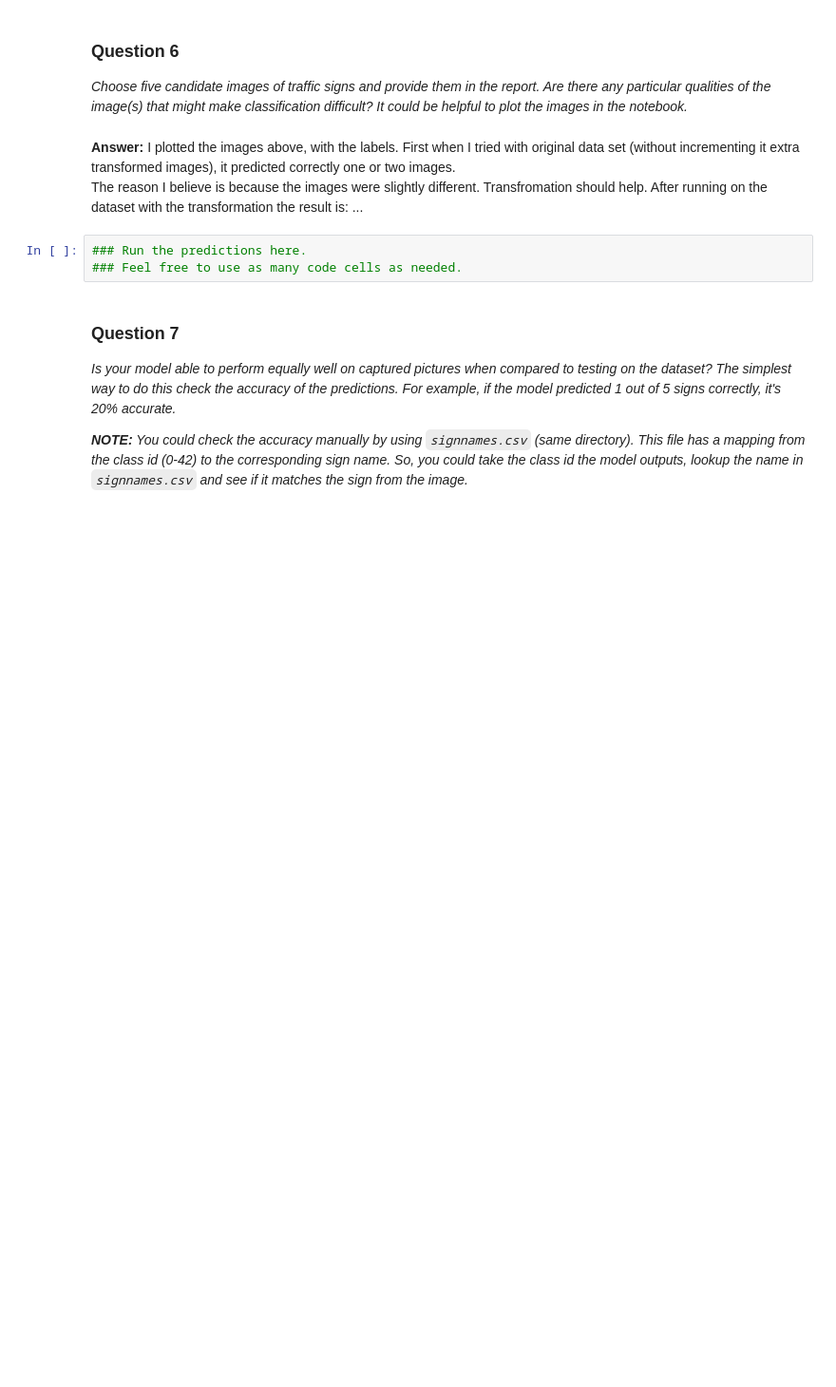
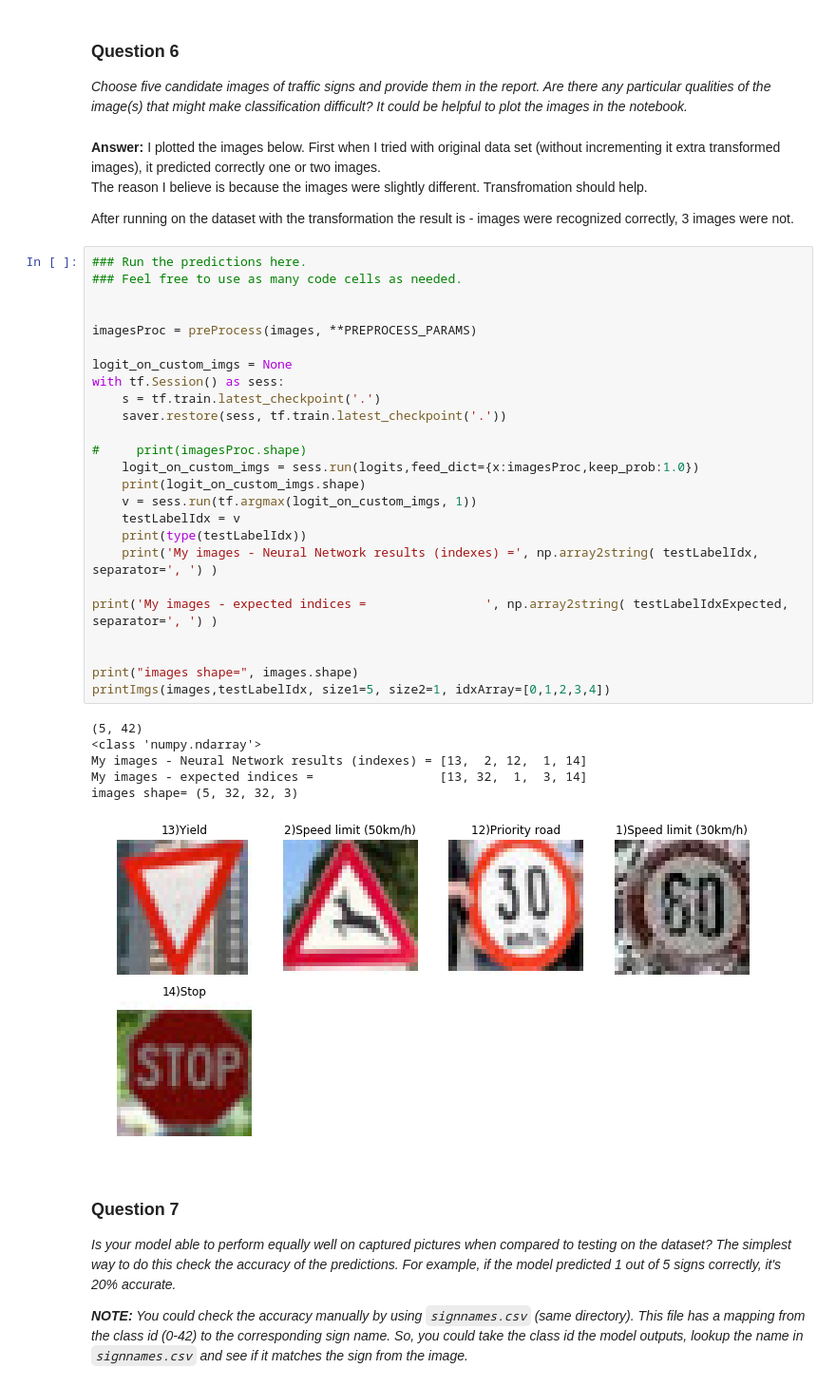
Before and after one commit to eugen8/CarND-Traffic-Sign-Classifier-Project, a Jupyter notebook: Traffic_Sign_Classifier.ipynb, the cells around one changed output. Shown at 95% size. Saved outputs shown, nothing was run; the diff lists cells and outputs as text; blank space fills up the shorter version.

```diff
--- a/Traffic_Sign_Classifier.ipynb
+++ b/Traffic_Sign_Classifier.ipynb
@@ -767,14 +753,43 @@ images shape= (5, 32, 32, 3)
 _Choose five candidate images of traffic signs and provide them in the report. Are there any particular qualities of the image(s) that might make classification difficult? It could be helpful to plot the images in the notebook._
 # %% [markdown]
 **Answer:**
-I plotted the images above, with the labels.
+I plotted the images below.
 First when I tried with original data set (without incrementing it extra transformed images), it predicted correctly one or two images.
 The reason I believe is because the images were slightly different. Transfromation should help.
-After running on the dataset with the transformation the result is:
-...
+
+After running on the dataset with the transformation the result is -  images were recognized correctly, 3 images were not.
-# %%
-### Run the predictions here.
-### Feel free to use as many code cells as needed.
+# %%
+### Run the predictions here.
+### Feel free to use as many code cells as needed.
+
+
+imagesProc = preProcess(images, **PREPROCESS_PARAMS)
+
+logit_on_custom_imgs = None
+with tf.Session() as sess:
+    s = tf.train.latest_checkpoint('.')
+    saver.restore(sess, tf.train.latest_checkpoint('.'))
+
+#     print(imagesProc.shape)
+    logit_on_custom_imgs = sess.run(logits,feed_dict={x:imagesProc,keep_prob:1.0})
+    print(logit_on_custom_imgs.shape)
+    v = sess.run(tf.argmax(logit_on_custom_imgs, 1))
+    testLabelIdx = v
+    print(type(testLabelIdx))
+    print('My images - Neural Network results (indexes) =', np.array2string( testLabelIdx, separator=', ') )
+
+print('My images - expected indices =                ', np.array2string( testLabelIdxExpected, separator=', ') )
+
+
+print("images shape=", images.shape)
+printImgs(images,testLabelIdx, size1=5, size2=1, idxArray=[0,1,2,3,4])
+# %% [output]
+(5, 42)
+<class 'numpy.ndarray'>
+My images - Neural Network results (indexes) = [13,  2, 12,  1, 14]
+My images - expected indices =                 [13, 32,  1,  3, 14]
+images shape= (5, 32, 32, 3)
+[figure, added]
 # %% [markdown]
 ### Question 7
 
```
Also changed, not shown: parts of 12 cells of this notebook, 3 other files.
